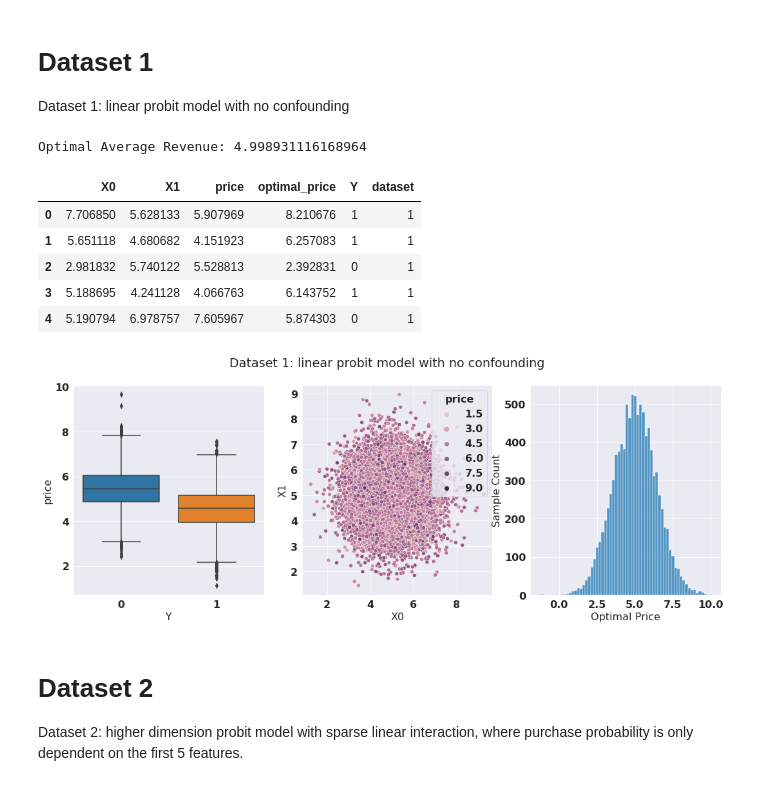
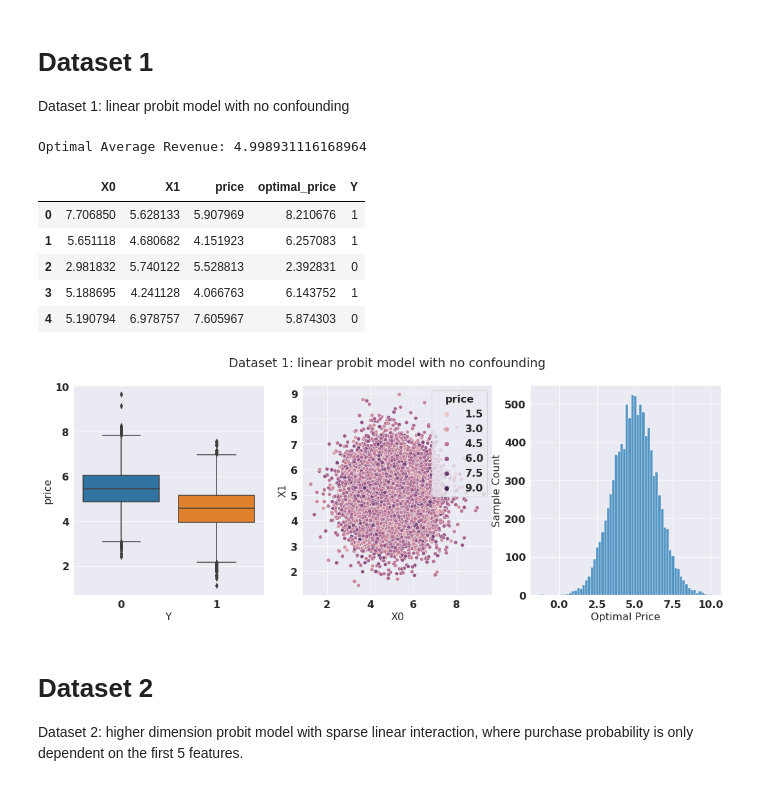
Before and after one commit to lentin26/Student-Prescription-Tree, a Jupyter notebook: lightGBM.ipynb, the cells around one changed output. Saved outputs shown, nothing was run; the diff lists cells and outputs as text; code cells hidden in the pictures.

```diff
--- a/lightGBM.ipynb
+++ b/lightGBM.ipynb
@@ -537,40 +537,40 @@ def model_1():
 
     results = pd.DataFrame(results)
 
     # get header
-    results['dataset'] = 1
+    # results['dataset'] = 1
     return results
 
 # visualize results
 results = model_1()
 
 # set model params
 font = {'family' : 'normal',
         'weight' : 'bold',
         'size'   : 16}
 
 import matplotlib
 matplotlib.rc('font', **font)
 
 fig, ax = plt.subplots(1, 3, figsize=(18, 6))
 sns.boxplot(data=results, x='Y', y='price', ax = ax[0])
 sns.scatterplot(data=results, x='X0', y='X1', hue='price', ax=ax[1])
 sns.histplot(data=results, x='optimal_price', ax=ax[2])
 plt.suptitle("Dataset 1: linear probit model with no confounding")
 
 
 ax[2].set_ylabel("Sample Count")
 ax[2].set_xlabel("Optimal Price")
 print('Optimal Average Revenue:', results.optimal_price.sum()/len(results))
 results.head()
 # %% [output]
 Optimal Average Revenue: 4.998931116168964
-|  | X0 | X1 | price | optimal_price | Y | dataset |
-| 0 | 7.706850 | 5.628133 | 5.907969 | 8.210676 | 1 | 1 |
-| 1 | 5.651118 | 4.680682 | 4.151923 | 6.257083 | 1 | 1 |
-| 2 | 2.981832 | 5.740122 | 5.528813 | 2.392831 | 0 | 1 |
-| 3 | 5.188695 | 4.241128 | 4.066763 | 6.143752 | 1 | 1 |
-| 4 | 5.190794 | 6.978757 | 7.605967 | 5.874303 | 0 | 1 |
+|  | X0 | X1 | price | optimal_price | Y |
+| 0 | 7.706850 | 5.628133 | 5.907969 | 8.210676 | 1 |
+| 1 | 5.651118 | 4.680682 | 4.151923 | 6.257083 | 1 |
+| 2 | 2.981832 | 5.740122 | 5.528813 | 2.392831 | 0 |
+| 3 | 5.188695 | 4.241128 | 4.066763 | 6.143752 | 1 |
+| 4 | 5.190794 | 6.978757 | 7.605967 | 5.874303 | 0 |
 [figure]
 # %% [markdown]
 # Dataset 2
```
Also changed, not shown: parts of 18 cells of this notebook.
